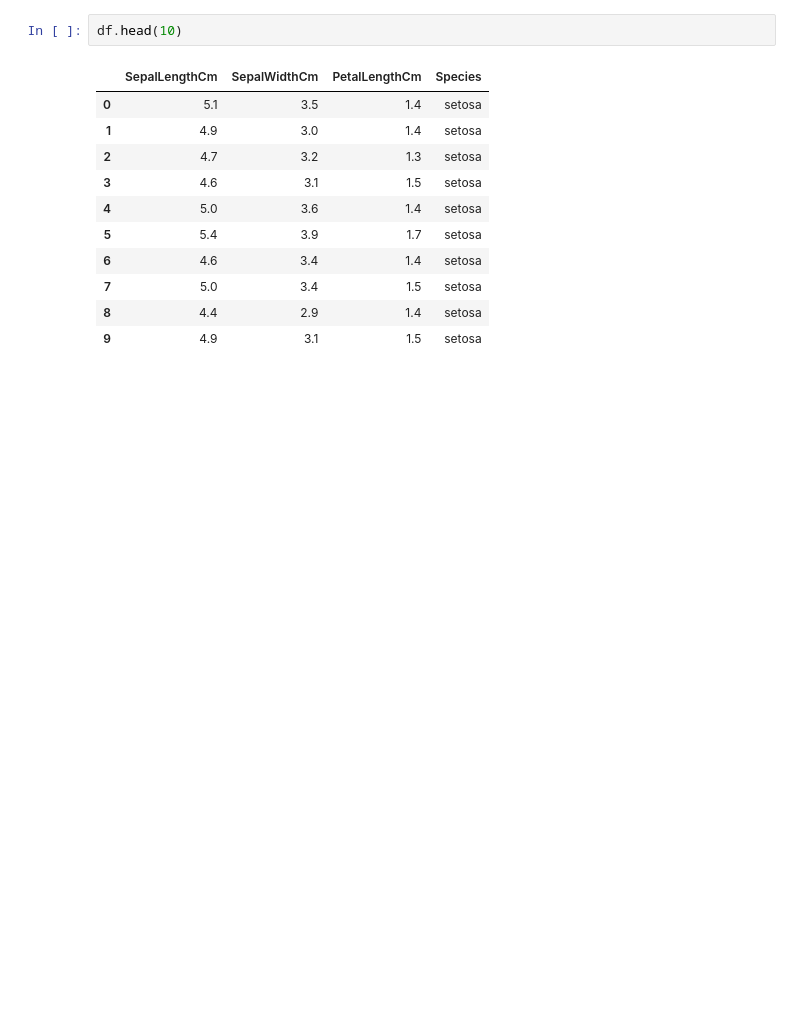
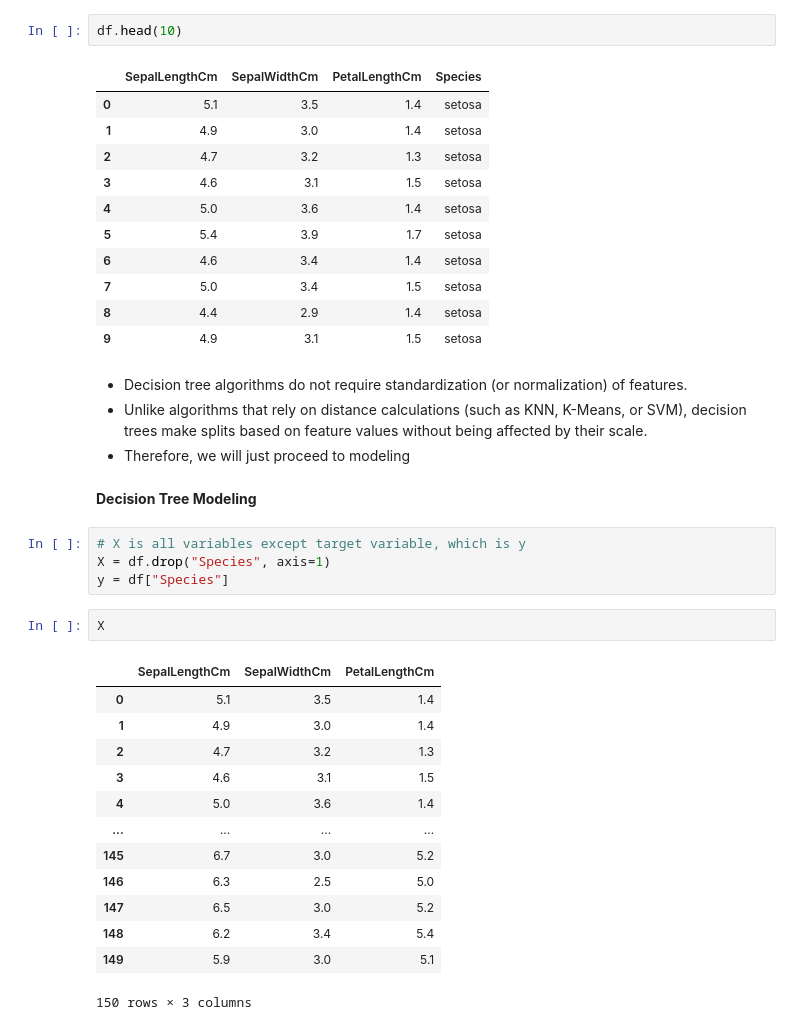
Before and after one commit to AtRealMasterLuke/Decision-Tree-Algorithm-with-Iris-Dataset, a Jupyter notebook: Decision tree (Iris Dataset).ipynb, the cells around one changed output. Drawn from its saved outputs; the diff is of its cells as text; blank space fills up the shorter version.

```diff
--- a/Decision tree (Iris Dataset).ipynb
+++ b/Decision tree (Iris Dataset).ipynb
@@ -286,3 +286,29 @@ df.head(10)
 | 7 | 5.0 | 3.4 | 1.5 | setosa |
 | 8 | 4.4 | 2.9 | 1.4 | setosa |
 | 9 | 4.9 | 3.1 | 1.5 | setosa |
+# %% [markdown]
+- Decision tree algorithms do not require standardization (or normalization) of features.
+- Unlike algorithms that rely on distance calculations (such as KNN, K-Means, or SVM), decision trees make splits based on feature values without being affected by their scale.
+- Therefore, we will just proceed to modeling
+# %% [markdown]
+**Decision Tree Modeling**
+# %%
+# X is all variables except target variable, which is y
+X = df.drop("Species", axis=1)
+y = df["Species"]
+# %%
+X
+# %% [output]
+|  | SepalLengthCm | SepalWidthCm | PetalLengthCm |
+| 0 | 5.1 | 3.5 | 1.4 |
+| 1 | 4.9 | 3.0 | 1.4 |
+| 2 | 4.7 | 3.2 | 1.3 |
+| 3 | 4.6 | 3.1 | 1.5 |
+| 4 | 5.0 | 3.6 | 1.4 |
+| ... | ... | ... | ... |
+| 145 | 6.7 | 3.0 | 5.2 |
+| 146 | 6.3 | 2.5 | 5.0 |
+| 147 | 6.5 | 3.0 | 5.2 |
+| 148 | 6.2 | 3.4 | 5.4 |
+| 149 | 5.9 | 3.0 | 5.1 |
+150 rows × 3 columns
```
Also changed, not shown: parts of 32 cells of this notebook.
